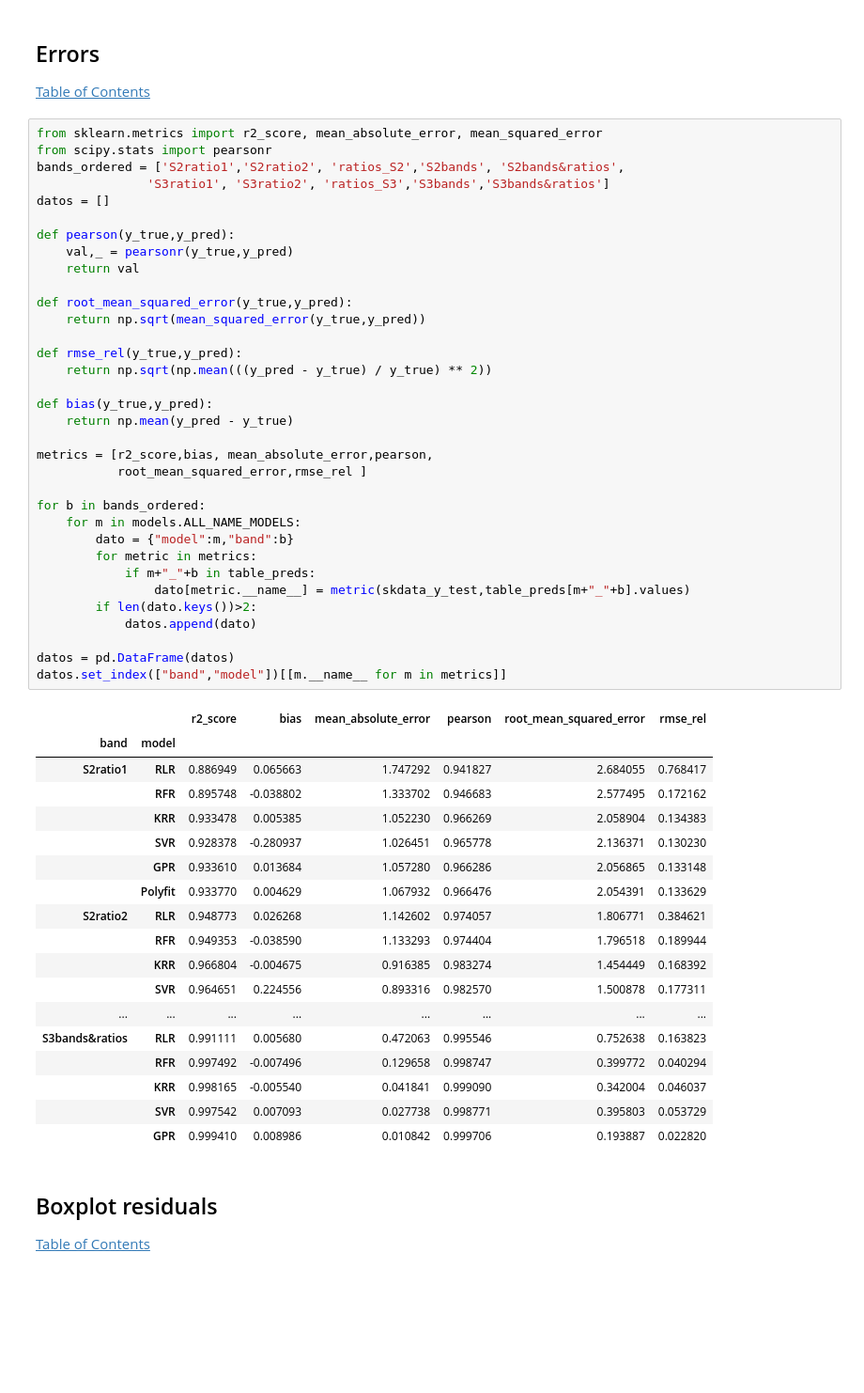
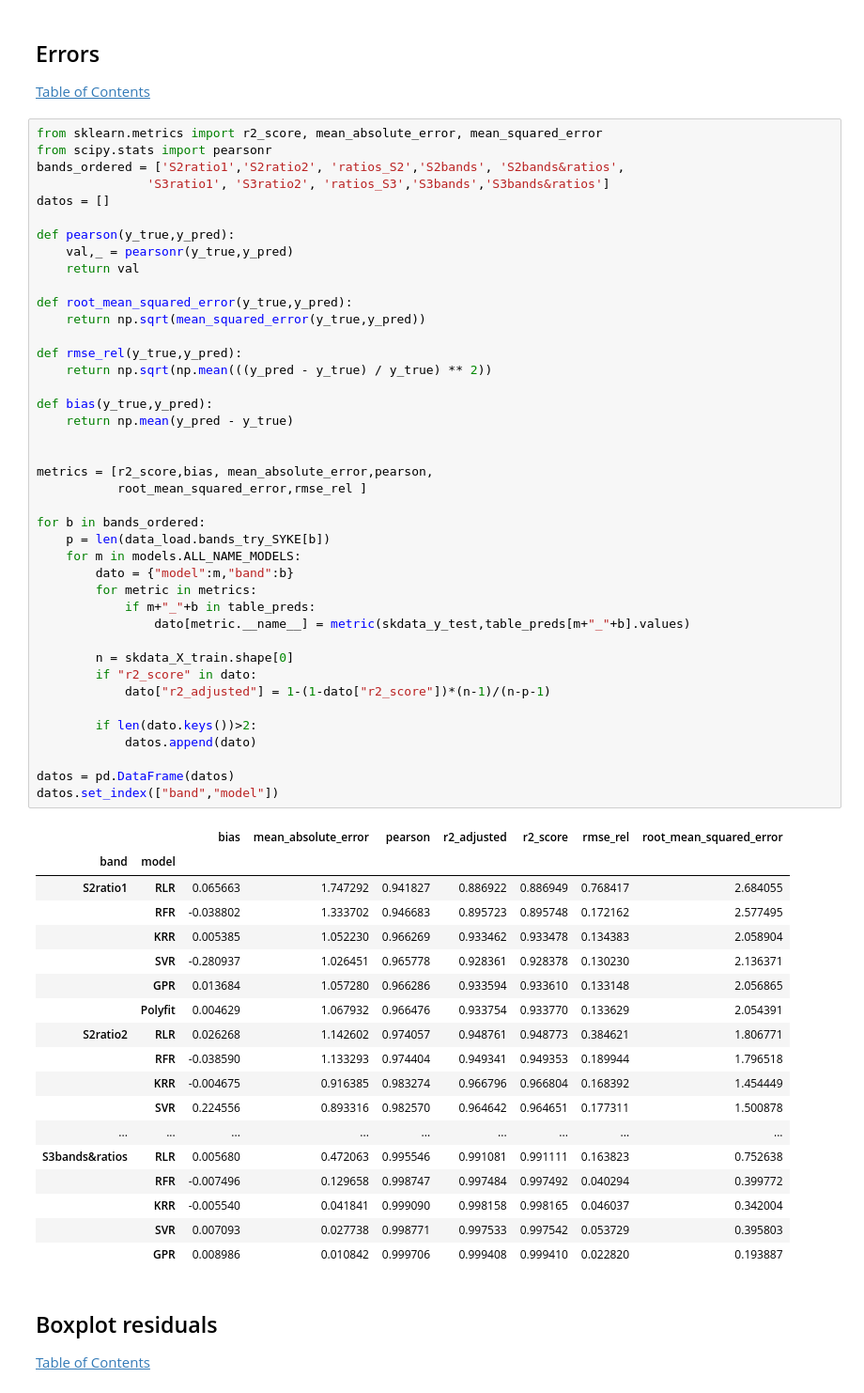
Before and after one commit to IPL-UV/mlregocean, a Jupyter notebook: results_ml.ipynb, the cells around one changed output. Shown at 94% size. Drawn from its saved outputs; the diff is of its cells as text; blank space fills up the shorter version.

Commit message:
Added R2 adjusted

```diff
--- a/results_ml.ipynb
+++ b/results_ml.ipynb
@@ -70,52 +70,59 @@ bands_ordered = ['S2ratio1','S2ratio2', 'ratios_S2','S2bands', 'S2bands&ratios',
                'S3ratio1', 'S3ratio2', 'ratios_S3','S3bands','S3bands&ratios']
 datos = []
 
 def pearson(y_true,y_pred):
     val,_ = pearsonr(y_true,y_pred)
     return val
 
 def root_mean_squared_error(y_true,y_pred):
     return np.sqrt(mean_squared_error(y_true,y_pred))
 
 def rmse_rel(y_true,y_pred):
     return np.sqrt(np.mean(((y_pred - y_true) / y_true) ** 2))
 
 def bias(y_true,y_pred):
     return np.mean(y_pred - y_true)
 
+
 metrics = [r2_score,bias, mean_absolute_error,pearson,
            root_mean_squared_error,rmse_rel ]
 
 for b in bands_ordered:
+    p = len(data_load.bands_try_SYKE[b])
     for m in models.ALL_NAME_MODELS:
         dato = {"model":m,"band":b}
         for metric in metrics:
             if m+"_"+b in table_preds:
                 dato[metric.__name__] = metric(skdata_y_test,table_preds[m+"_"+b].values)
+
+        n = skdata_X_train.shape[0]
+        if "r2_score" in dato:
+            dato["r2_adjusted"] = 1-(1-dato["r2_score"])*(n-1)/(n-p-1)
+
         if len(dato.keys())>2:
             datos.append(dato)
 
 datos = pd.DataFrame(datos)
-datos.set_index(["band","model"])[[m.__name__ for m in metrics]]
+datos.set_index(["band","model"])
 # %% [output]
-|  |  | r2_score | bias | mean_absolute_error | pearson | root_mean_squared_error | rmse_rel |
-| band | model |  |  |  |  |  |  |
-| S2ratio1 | RLR | 0.886949 | 0.065663 | 1.747292 | 0.941827 | 2.684055 | 0.768417 |
-|  | RFR | 0.895748 | -0.038802 | 1.333702 | 0.946683 | 2.577495 | 0.172162 |
-|  | KRR | 0.933478 | 0.005385 | 1.052230 | 0.966269 | 2.058904 | 0.134383 |
-|  | SVR | 0.928378 | -0.280937 | 1.026451 | 0.965778 | 2.136371 | 0.130230 |
-|  | GPR | 0.933610 | 0.013684 | 1.057280 | 0.966286 | 2.056865 | 0.133148 |
-|  | Polyfit | 0.933770 | 0.004629 | 1.067932 | 0.966476 | 2.054391 | 0.133629 |
-| S2ratio2 | RLR | 0.948773 | 0.026268 | 1.142602 | 0.974057 | 1.806771 | 0.384621 |
-|  | RFR | 0.949353 | -0.038590 | 1.133293 | 0.974404 | 1.796518 | 0.189944 |
-|  | KRR | 0.966804 | -0.004675 | 0.916385 | 0.983274 | 1.454449 | 0.168392 |
-|  | SVR | 0.964651 | 0.224556 | 0.893316 | 0.982570 | 1.500878 | 0.177311 |
-| ... | ... | ... | ... | ... | ... | ... | ... |
-| S3bands&ratios | RLR | 0.991111 | 0.005680 | 0.472063 | 0.995546 | 0.752638 | 0.163823 |
-|  | RFR | 0.997492 | -0.007496 | 0.129658 | 0.998747 | 0.399772 | 0.040294 |
-|  | KRR | 0.998165 | -0.005540 | 0.041841 | 0.999090 | 0.342004 | 0.046037 |
-|  | SVR | 0.997542 | 0.007093 | 0.027738 | 0.998771 | 0.395803 | 0.053729 |
-|  | GPR | 0.999410 | 0.008986 | 0.010842 | 0.999706 | 0.193887 | 0.022820 |
+|  |  | bias | mean_absolute_error | pearson | r2_adjusted | r2_score | rmse_rel | root_mean_squared_error |
+| band | model |  |  |  |  |  |  |  |
+| S2ratio1 | RLR | 0.065663 | 1.747292 | 0.941827 | 0.886922 | 0.886949 | 0.768417 | 2.684055 |
+|  | RFR | -0.038802 | 1.333702 | 0.946683 | 0.895723 | 0.895748 | 0.172162 | 2.577495 |
+|  | KRR | 0.005385 | 1.052230 | 0.966269 | 0.933462 | 0.933478 | 0.134383 | 2.058904 |
+|  | SVR | -0.280937 | 1.026451 | 0.965778 | 0.928361 | 0.928378 | 0.130230 | 2.136371 |
+|  | GPR | 0.013684 | 1.057280 | 0.966286 | 0.933594 | 0.933610 | 0.133148 | 2.056865 |
+|  | Polyfit | 0.004629 | 1.067932 | 0.966476 | 0.933754 | 0.933770 | 0.133629 | 2.054391 |
+| S2ratio2 | RLR | 0.026268 | 1.142602 | 0.974057 | 0.948761 | 0.948773 | 0.384621 | 1.806771 |
+|  | RFR | -0.038590 | 1.133293 | 0.974404 | 0.949341 | 0.949353 | 0.189944 | 1.796518 |
+|  | KRR | -0.004675 | 0.916385 | 0.983274 | 0.966796 | 0.966804 | 0.168392 | 1.454449 |
+|  | SVR | 0.224556 | 0.893316 | 0.982570 | 0.964642 | 0.964651 | 0.177311 | 1.500878 |
+| ... | ... | ... | ... | ... | ... | ... | ... | ... |
+| S3bands&ratios | RLR | 0.005680 | 0.472063 | 0.995546 | 0.991081 | 0.991111 | 0.163823 | 0.752638 |
+|  | RFR | -0.007496 | 0.129658 | 0.998747 | 0.997484 | 0.997492 | 0.040294 | 0.399772 |
+|  | KRR | -0.005540 | 0.041841 | 0.999090 | 0.998158 | 0.998165 | 0.046037 | 0.342004 |
+|  | SVR | 0.007093 | 0.027738 | 0.998771 | 0.997533 | 0.997542 | 0.053729 | 0.395803 |
+|  | GPR | 0.008986 | 0.010842 | 0.999706 | 0.999408 | 0.999410 | 0.022820 | 0.193887 |
 # %% [markdown]
 ## Boxplot residuals
 [Table of Contents](#Table-of-Contents)
```
Also changed, not shown: parts of 2 cells of this notebook.
